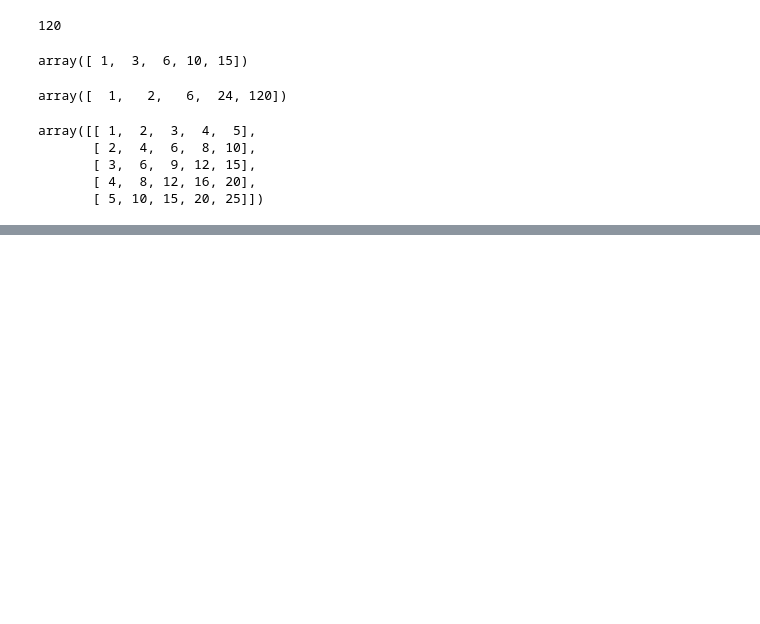
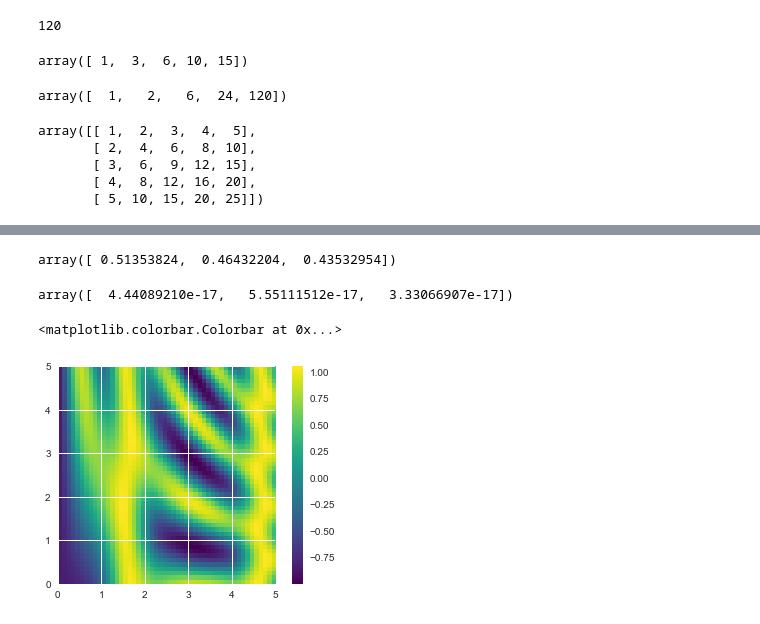
Before and after one commit to surh/micropopgen, a Jupyter notebook: numpy.ipynb, the cells around one changed output, grey strips where cells are left out. Cells and saved outputs as stored; diff of their text form; code cells hidden in the pictures; blank space fills up the shorter version.

```diff
--- a/numpy.ipynb
+++ b/numpy.ipynb
@@ -447,0 +630,23 @@ array([[ 1,  2,  3,  4,  5],
+# %%
+Xmean = X.mean(axis=0)
+Xmean
+# %% [output]
+array([ 0.51353824,  0.46432204,  0.43532954])
+# %%
+(X - Xmean).mean(0)
+# %% [output]
+array([  4.44089210e-17,   5.55111512e-17,   3.33066907e-17])
+# %%
+x = np.linspace(0,5,50)
+y = np.linspace(0,5,50)[:, np.newaxis]
+# %%
+z = np.sin(x) ** 10 + np.cos(10 + y * x) * np.cos(x)
+# %%
+%matplotlib inline
+import matplotlib.pyplot as plt
+
+plt.imshow(z, origin = 'lower', extent = [0, 5, 0, 5], cmap = 'viridis')
+plt.colorbar()
+# %% [output]
+<matplotlib.colorbar.Colorbar at 0x...>
+[figure, added]
```
Also changed, not shown: parts of 30 cells of this notebook, 2 other files.
